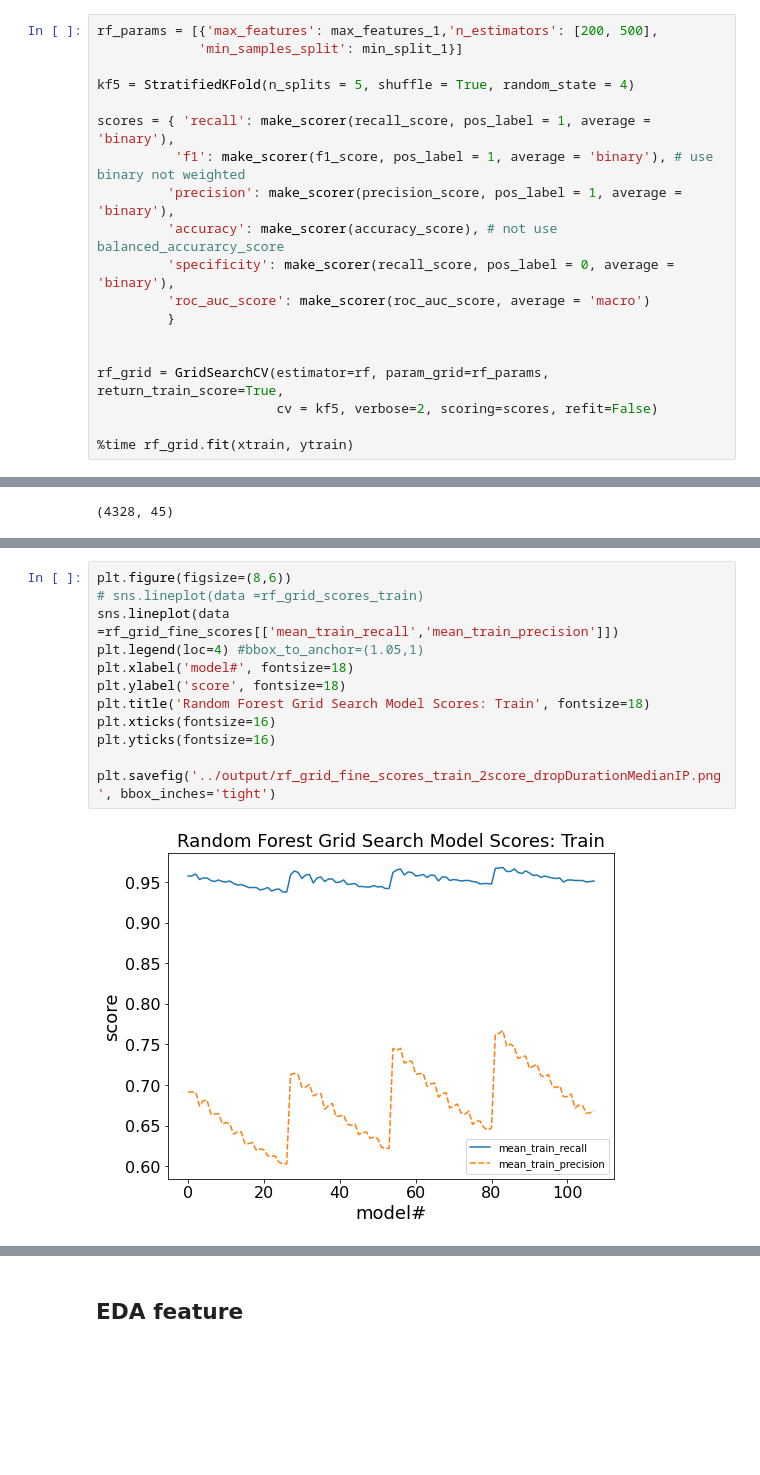
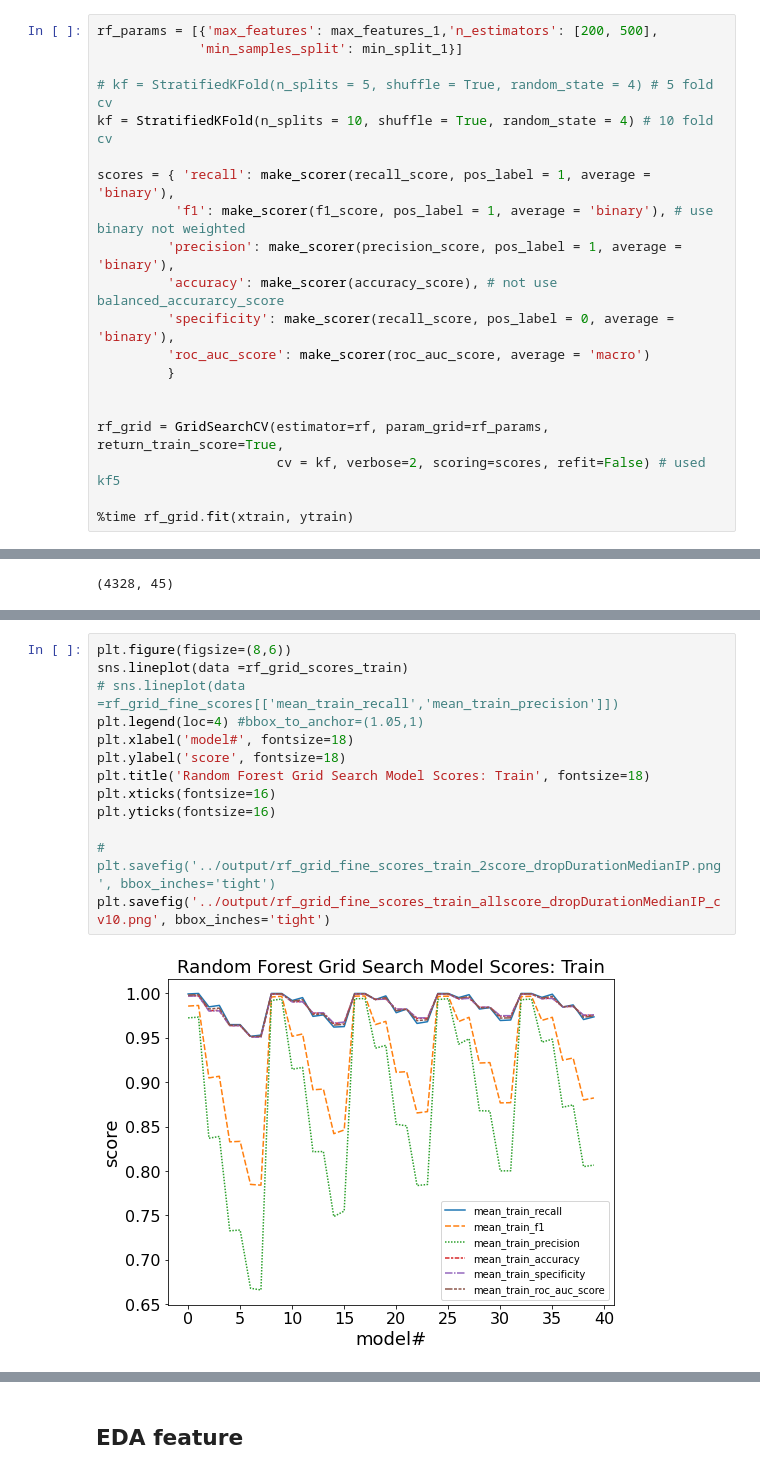
Before and after one commit to microwolf/capstone_healthcare_fraud, a Jupyter notebook: contributors/lu/scripts/Models_LY.ipynb, the cells around one changed output, grey strips where cells are left out. Cells and saved outputs as stored; diff of their text form; blank space fills up the shorter version.

Commit message:
reran model with 10 fold cross validation, result didn't change much

```diff
--- a/contributors/lu/scripts/Models_LY.ipynb
+++ b/contributors/lu/scripts/Models_LY.ipynb
@@ -567,7 +600,8 @@ min_samples_split [ 5 10 15 20]
 rf_params = [{'max_features': max_features_1,'n_estimators': [200, 500],
              'min_samples_split': min_split_1}]
 
-kf5 = StratifiedKFold(n_splits = 5, shuffle = True, random_state = 4)
+# kf = StratifiedKFold(n_splits = 5, shuffle = True, random_state = 4) # 5 fold cv
+kf = StratifiedKFold(n_splits = 10, shuffle = True, random_state = 4) # 10 fold cv
 
 scores = { 'recall': make_scorer(recall_score, pos_label = 1, average = 'binary'),
           'f1': make_scorer(f1_score, pos_label = 1, average = 'binary'), # use binary not weighted
@@ -579,7 +613,7 @@ scores = { 'recall': make_scorer(recall_score, pos_label = 1, average = 'binary'
 
 
 rf_grid = GridSearchCV(estimator=rf, param_grid=rf_params, return_train_score=True,
-                       cv = kf5, verbose=2, scoring=scores, refit=False)
+                       cv = kf, verbose=2, scoring=scores, refit=False) # used kf5
 
 %time rf_grid.fit(xtrain, ytrain)
 # %% [output]
@@ -993,17 +1038,18 @@ plt.savefig('../output/rf_grid_fine_scores_validation_2score_dropDurationMedianI
 # %%
 plt.figure(figsize=(8,6))
-# sns.lineplot(data =rf_grid_scores_train)
-sns.lineplot(data =rf_grid_fine_scores[['mean_train_recall','mean_train_precision']])
+sns.lineplot(data =rf_grid_scores_train)
+# sns.lineplot(data =rf_grid_fine_scores[['mean_train_recall','mean_train_precision']])
 plt.legend(loc=4) #bbox_to_anchor=(1.05,1)
 plt.xlabel('model#', fontsize=18)
 plt.ylabel('score', fontsize=18)
 plt.title('Random Forest Grid Search Model Scores: Train', fontsize=18)
 plt.xticks(fontsize=16)
 plt.yticks(fontsize=16)
 
-plt.savefig('../output/rf_grid_fine_scores_train_2score_dropDurationMedianIP.png', bbox_inches='tight')
+# plt.savefig('../output/rf_grid_fine_scores_train_2score_dropDurationMedianIP.png', bbox_inches='tight')
+plt.savefig('../output/rf_grid_fine_scores_train_allscore_dropDurationMedianIP_cv10.png', bbox_inches='tight')
 # %% [output]
-[figure, old version]
+[figure, new version]
 # %%
 # choose best model based on a score: favor sensitivity
 # want to maximize false positive over all positives (low precision), minimize false negative (high recall)
```
Also changed, not shown: parts of 53 cells of this notebook, 1 other file.
